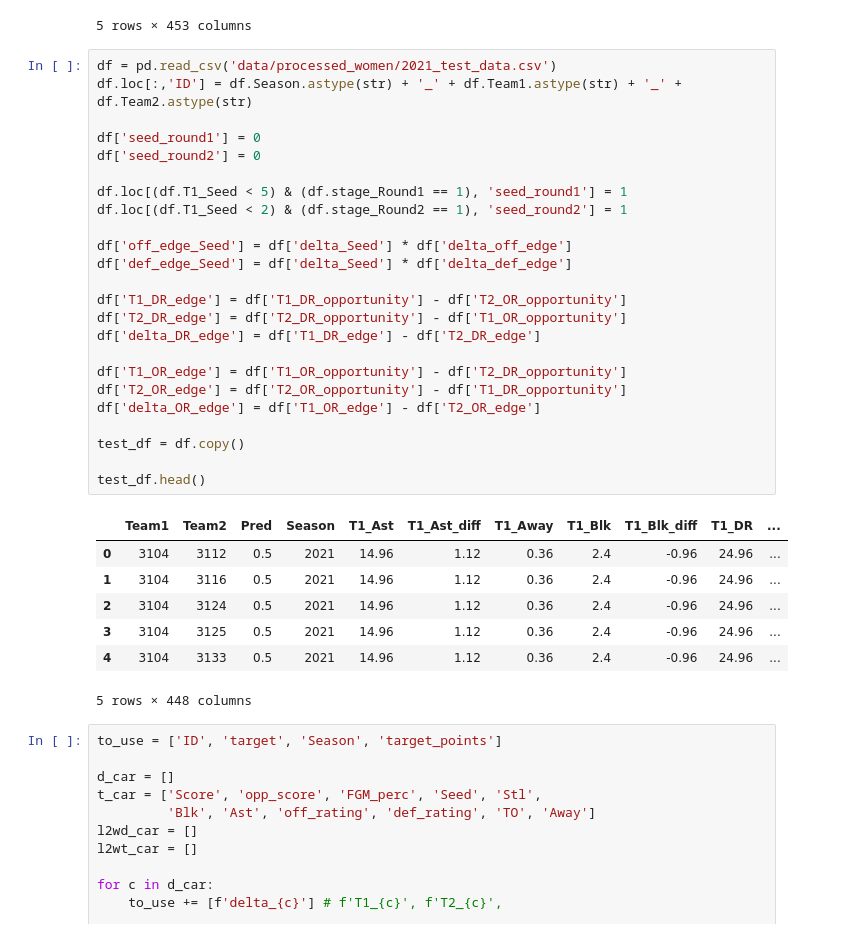
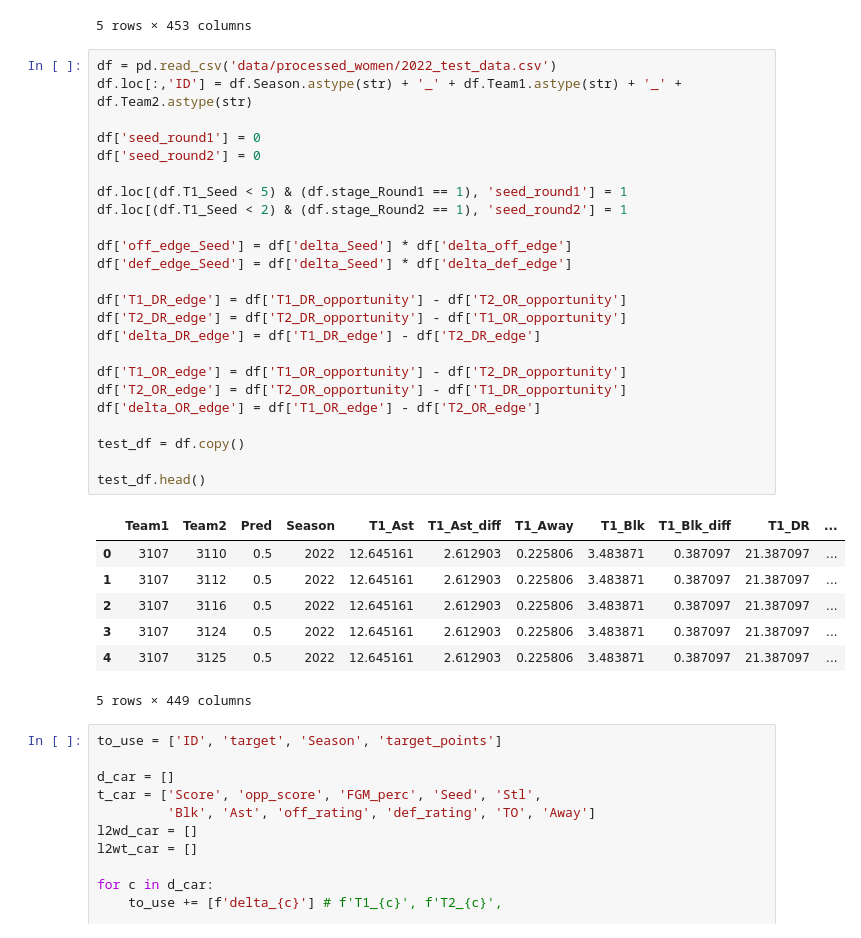
Before and after one commit to lucabasa/kaggle_competitions, a Jupyter notebook: march_madness/2021_women_submission.ipynb, the cells around one changed output. Cells and saved outputs as stored; diff of their text form.

```diff
--- a/march_madness/2021_women_submission.ipynb
+++ b/march_madness/2021_women_submission.ipynb
@@ -51,37 +51,37 @@ train_df.head()
 | 4 | 2010 | 138 | 3207 | 3265 | 1 | 20 | 0 | 0 | 2010_3207_3265 | 15.866667 | ... |
 5 rows × 453 columns
 # %%
-df = pd.read_csv('data/processed_women/2021_test_data.csv')
+df = pd.read_csv('data/processed_women/2022_test_data.csv')
 df.loc[:,'ID'] = df.Season.astype(str) + '_' + df.Team1.astype(str) + '_' + df.Team2.astype(str)
 
 df['seed_round1'] = 0
 df['seed_round2'] = 0
 
 df.loc[(df.T1_Seed < 5) & (df.stage_Round1 == 1), 'seed_round1'] = 1
 df.loc[(df.T1_Seed < 2) & (df.stage_Round2 == 1), 'seed_round2'] = 1
 
 df['off_edge_Seed'] = df['delta_Seed'] * df['delta_off_edge']
 df['def_edge_Seed'] = df['delta_Seed'] * df['delta_def_edge']
 
 df['T1_DR_edge'] = df['T1_DR_opportunity'] - df['T2_OR_opportunity']
 df['T2_DR_edge'] = df['T2_DR_opportunity'] - df['T1_OR_opportunity']
 df['delta_DR_edge'] = df['T1_DR_edge'] - df['T2_DR_edge']
 
 df['T1_OR_edge'] = df['T1_OR_opportunity'] - df['T2_DR_opportunity']
 df['T2_OR_edge'] = df['T2_OR_opportunity'] - df['T1_DR_opportunity']
 df['delta_OR_edge'] = df['T1_OR_edge'] - df['T2_OR_edge']
 
 test_df = df.copy()
 
 test_df.head()
 # %% [output]
 |  | Team1 | Team2 | Pred | Season | T1_Ast | T1_Ast_diff | T1_Away | T1_Blk | T1_Blk_diff | T1_DR | ... |
-| 0 | 3104 | 3112 | 0.5 | 2021 | 14.96 | 1.12 | 0.36 | 2.4 | -0.96 | 24.96 | ... |
-| 1 | 3104 | 3116 | 0.5 | 2021 | 14.96 | 1.12 | 0.36 | 2.4 | -0.96 | 24.96 | ... |
-| 2 | 3104 | 3124 | 0.5 | 2021 | 14.96 | 1.12 | 0.36 | 2.4 | -0.96 | 24.96 | ... |
-| 3 | 3104 | 3125 | 0.5 | 2021 | 14.96 | 1.12 | 0.36 | 2.4 | -0.96 | 24.96 | ... |
-| 4 | 3104 | 3133 | 0.5 | 2021 | 14.96 | 1.12 | 0.36 | 2.4 | -0.96 | 24.96 | ... |
+| 0 | 3107 | 3110 | 0.5 | 2022 | 12.645161 | 2.612903 | 0.225806 | 3.483871 | 0.387097 | 21.387097 | ... |
+| 1 | 3107 | 3112 | 0.5 | 2022 | 12.645161 | 2.612903 | 0.225806 | 3.483871 | 0.387097 | 21.387097 | ... |
+| 2 | 3107 | 3116 | 0.5 | 2022 | 12.645161 | 2.612903 | 0.225806 | 3.483871 | 0.387097 | 21.387097 | ... |
+| 3 | 3107 | 3124 | 0.5 | 2022 | 12.645161 | 2.612903 | 0.225806 | 3.483871 | 0.387097 | 21.387097 | ... |
+| 4 | 3107 | 3125 | 0.5 | 2022 | 12.645161 | 2.612903 | 0.225806 | 3.483871 | 0.387097 | 21.387097 | ... |
-5 rows × 448 columns
+5 rows × 449 columns
 # %%
 to_use = ['ID', 'target', 'Season', 'target_points']
 
```
Also changed, not shown: parts of 21 cells of this notebook, 4 other files.
